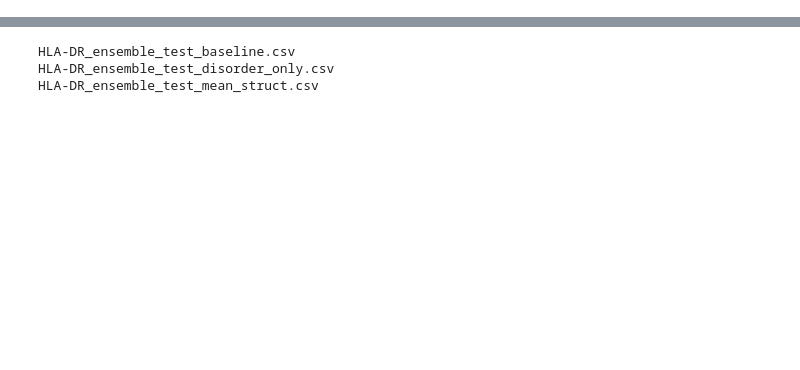
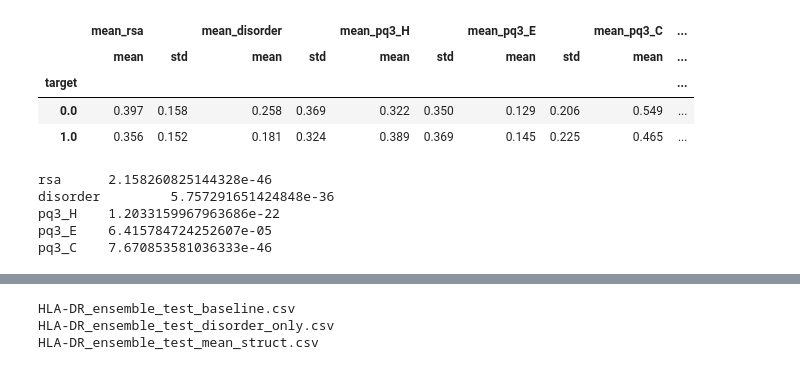
Before and after one commit to richieYT-wan/PyNNalign, a Jupyter notebook: notebooks/250218_StructAllResults.ipynb, the cells around one changed output, grey strips where cells are left out. Saved outputs shown, nothing was run; the diff lists cells and outputs as text; code cells hidden in the pictures; blank space fills up the shorter version.

```diff
--- a/notebooks/250218_StructAllResults.ipynb
+++ b/notebooks/250218_StructAllResults.ipynb
@@ -36,0 +95,20 @@ The autoreload extension is already loaded. To reload it, use:
+# %%
+from scipy.stats import ttest_ind
+gb = test_1.drop(columns=fcols).groupby(['target'])[[f'mean_{c}' for c in fcols]].describe()
+display(gb.drop(columns=[x for x in gb.columns if x[1] not in ['mean', 'std']]).round(3))
+pos = test_1.query('target==1')
+neg = test_1.query('target!=1')
+for c in fcols:
+    alt = 'greater' if pos[f'mean_{c}'].mean()>neg[f'mean_{c}'].mean() else 'less'
+    print(c, '\t', ttest_ind(pos[f'mean_{c}'].values, neg[f'mean_{c}'].values, alternative=alt, equal_var=False).pvalue)
+# %% [output]
+|  | mean_rsa |  | mean_disorder |  | mean_pq3_H |  | mean_pq3_E |  | mean_pq3_C | ... |
+|  | mean | std | mean | std | mean | std | mean | std | mean | ... |
+| target |  |  |  |  |  |  |  |  |  | ... |
+| 0.0 | 0.397 | 0.158 | 0.258 | 0.369 | 0.322 | 0.350 | 0.129 | 0.206 | 0.549 | ... |
+| 1.0 | 0.356 | 0.152 | 0.181 | 0.324 | 0.389 | 0.369 | 0.145 | 0.225 | 0.465 | ... |
+rsa      2.158260825144328e-46
+disorder         5.757291651424848e-36
+pq3_H    1.2033159967963686e-22
+pq3_E    6.415784724252607e-05
+pq3_C    7.670853581036333e-46
```
Also changed, not shown: parts of 30 cells of this notebook, 7 other files.
